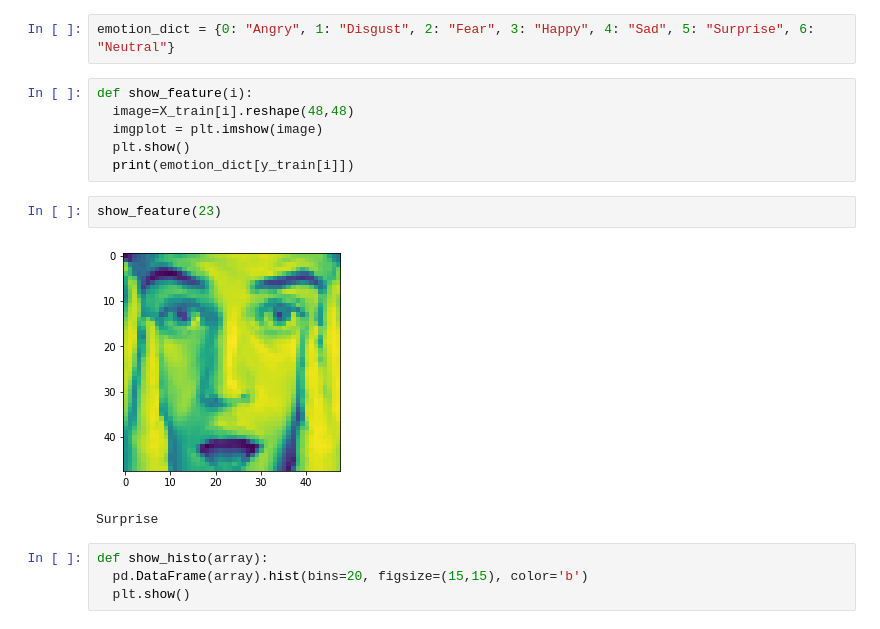
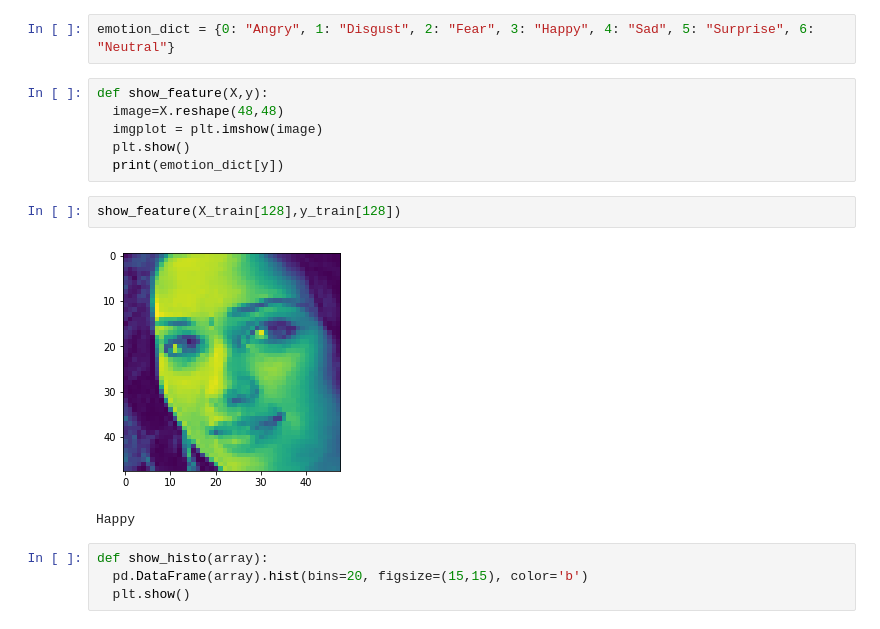
Before and after one commit to CodeWithAlvin/face_emotion_detector, a Jupyter notebook: emotion_model_training.ipynb, the cells around one changed output. Saved outputs shown, nothing was run; the diff lists cells and outputs as text.

```diff
--- a/emotion_model_training.ipynb
+++ b/emotion_model_training.ipynb
@@ -27,16 +23,16 @@ split_data(X,y)
 # %%
 emotion_dict = {0: "Angry", 1: "Disgust", 2: "Fear", 3: "Happy", 4: "Sad", 5: "Surprise", 6: "Neutral"}
 # %%
-def show_feature(i):
-  image=X_train[i].reshape(48,48)
+def show_feature(X,y):
+  image=X.reshape(48,48)
   imgplot = plt.imshow(image)
   plt.show()
-  print(emotion_dict[y_train[i]])
+  print(emotion_dict[y])
-# %%
-show_feature(23)
-# %% [output]
-[figure, removed]
-Surprise
+# %%
+show_feature(X_train[128],y_train[128])
+# %% [output]
+[figure, added]
+Happy
 # %%
 def show_histo(array):
   pd.DataFrame(array).hist(bins=20, figsize=(15,15), color='b')
```
Also changed, not shown: parts of 21 cells of this notebook.
